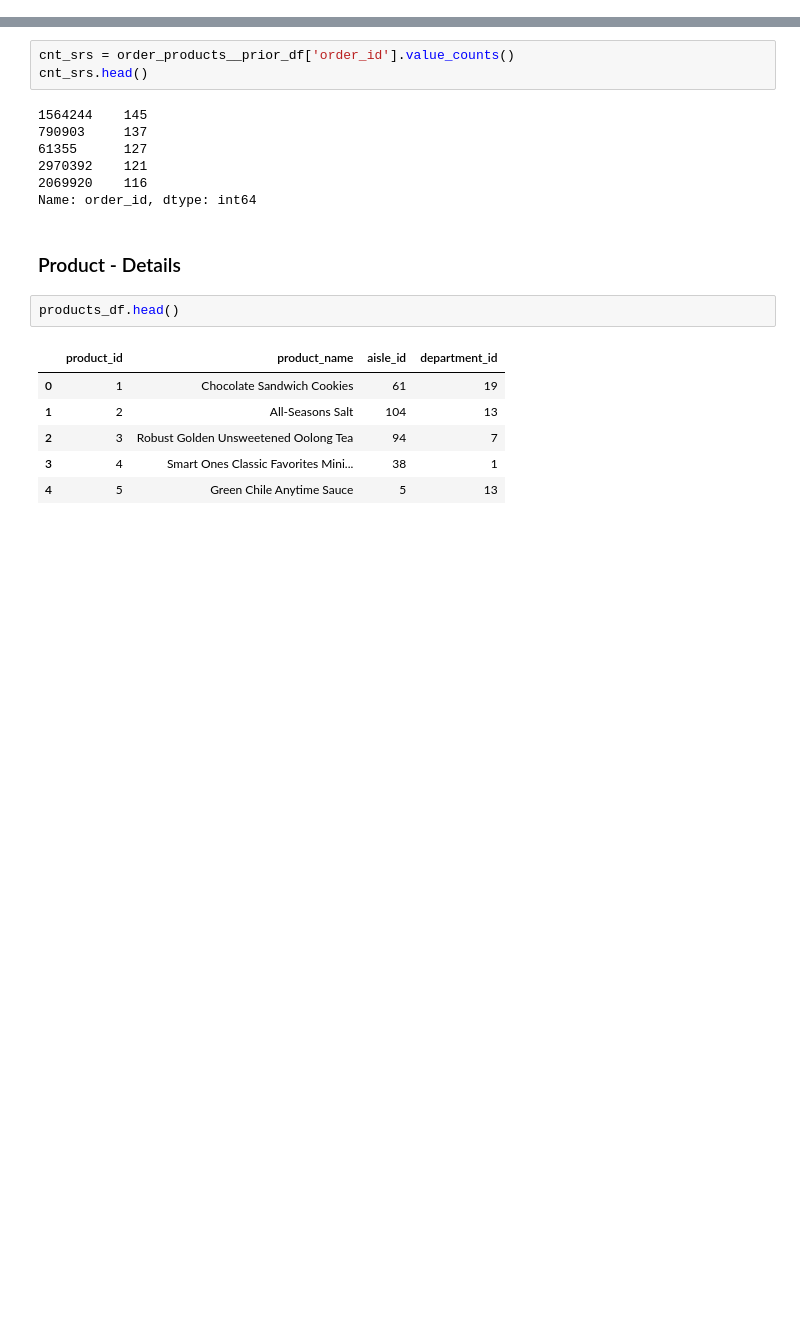
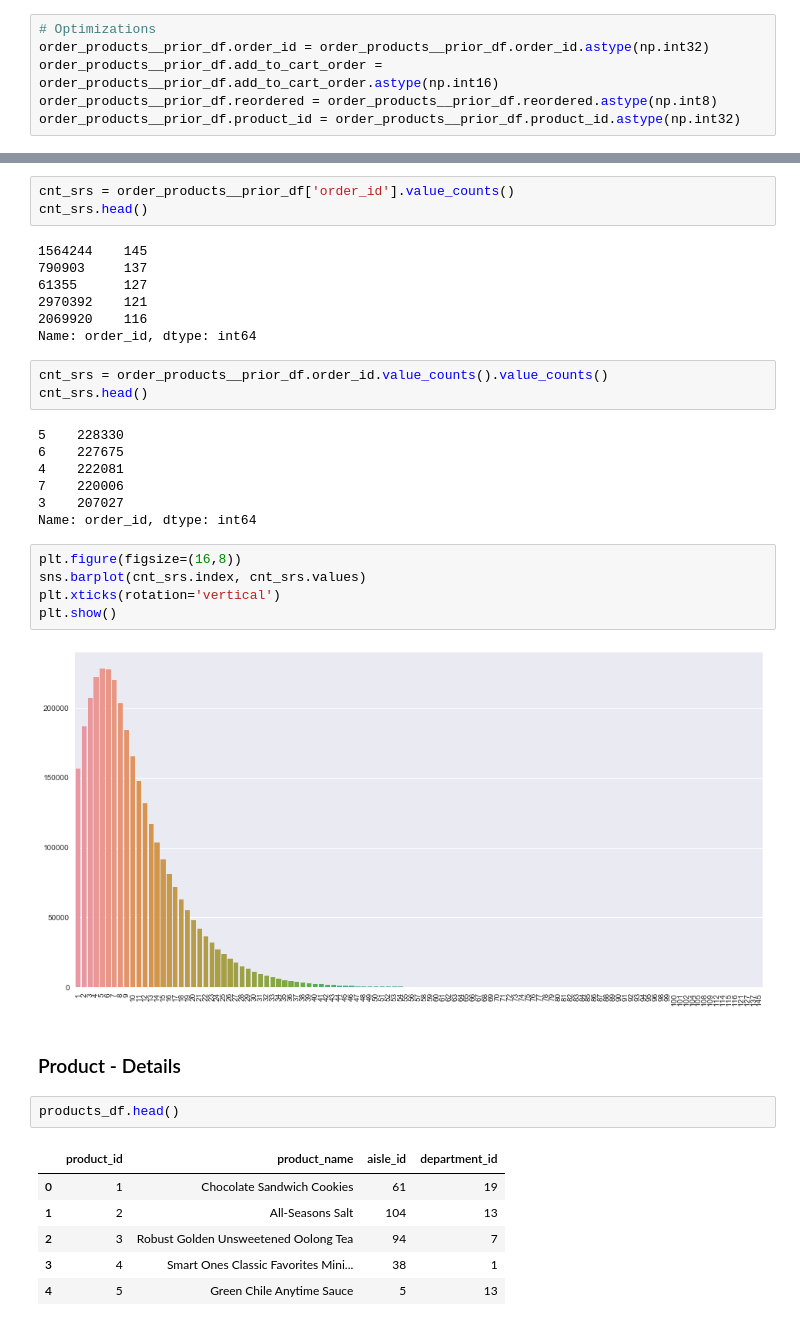
Before and after one commit to Bharathkumar-nb/Data-Mining-Course-Project, a Jupyter notebook: Project.ipynb, the cells around one changed output, grey strips where cells are left out. Cells and saved outputs as stored; diff of their text form; blank space fills up the shorter version.

```diff
--- a/Project.ipynb
+++ b/Project.ipynb
@@ -84,6 +84,12 @@ order_products__prior_df.head()
 order_products__prior_df.shape
 # %% [output]
 (32434489, 4)
+# %%
+# Optimizations
+order_products__prior_df.order_id = order_products__prior_df.order_id.astype(np.int32)
+order_products__prior_df.add_to_cart_order = order_products__prior_df.add_to_cart_order.astype(np.int16)
+order_products__prior_df.reordered = order_products__prior_df.reordered.astype(np.int8)
+order_products__prior_df.product_id = order_products__prior_df.product_id.astype(np.int32)
 # %% [markdown]
 ### Orders - Train
 # %%
@@ -226,6 +253,23 @@ cnt_srs.head()
 2970392    121
 2069920    116
 Name: order_id, dtype: int64
+# %%
+cnt_srs = order_products__prior_df.order_id.value_counts().value_counts()
+cnt_srs.head()
+# %% [output]
+5    228330
+6    227675
+4    222081
+7    220006
+3    207027
+Name: order_id, dtype: int64
+# %%
+plt.figure(figsize=(16,8))
+sns.barplot(cnt_srs.index, cnt_srs.values)
+plt.xticks(rotation='vertical')
+plt.show()
+# %% [output]
+[figure, added]
 # %% [markdown]
 ### Product - Details
 # %%
```
Also changed, not shown: parts of 27 cells of this notebook.
